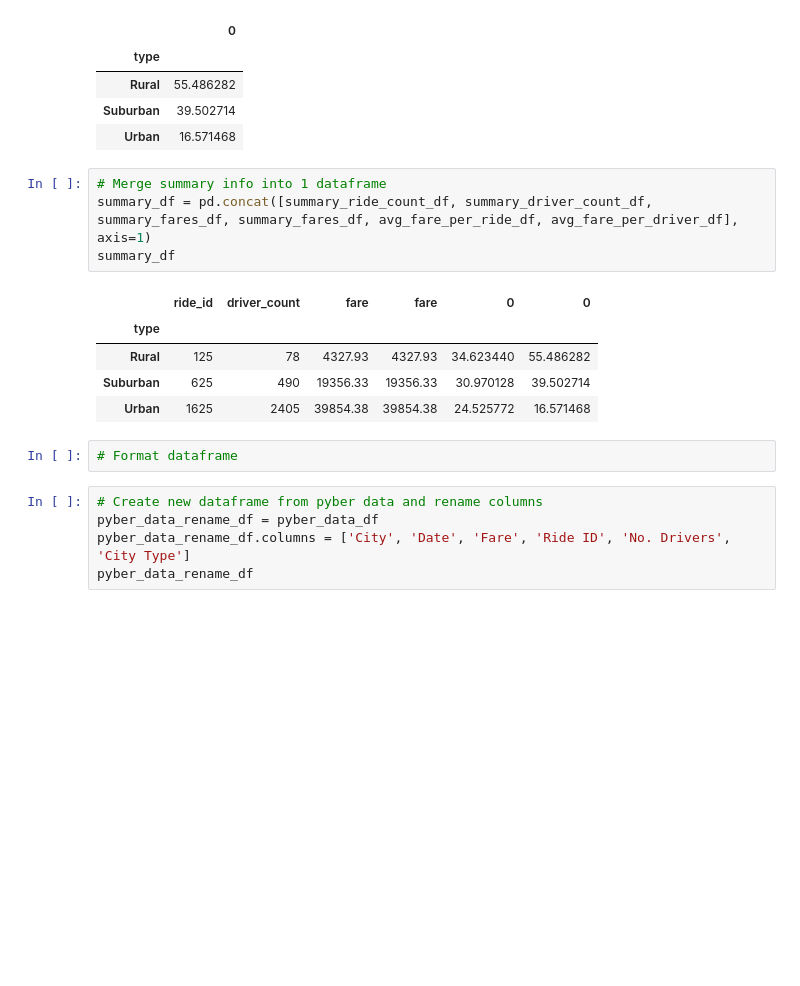
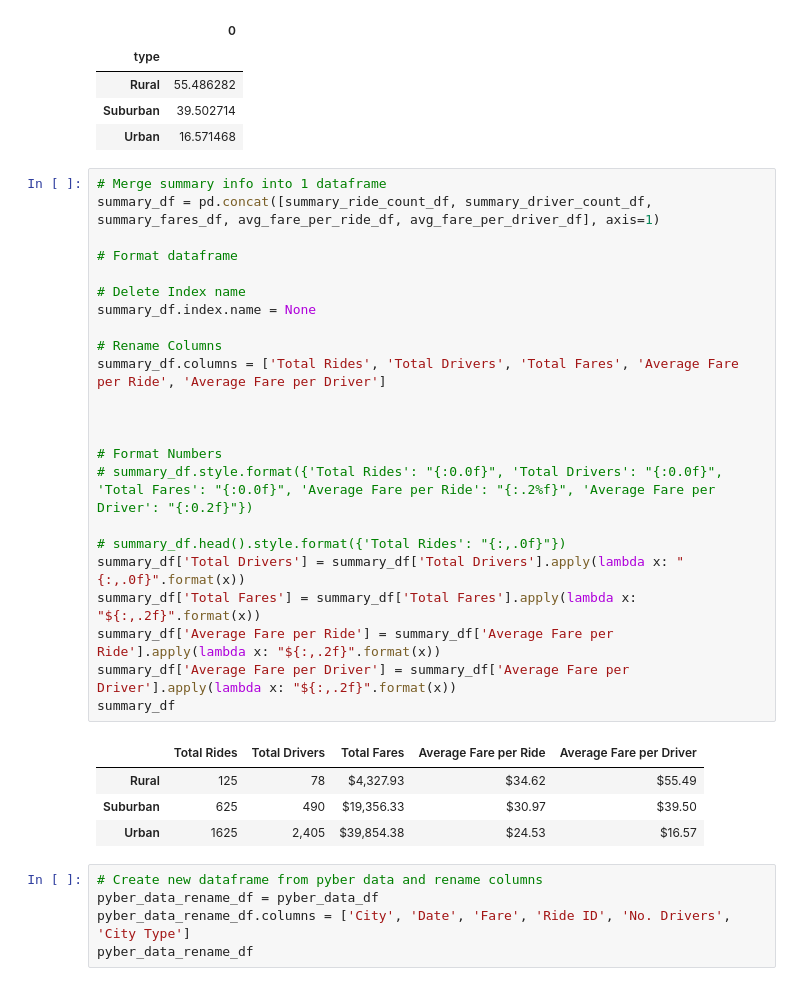
Before and after one commit to Calistic/PyBer_Analysis, a Jupyter notebook: PyBer_Challenge.ipynb, the cells around one changed output. Drawn from its saved outputs; the diff is of its cells as text; blank space fills up the shorter version.

Commit message:
format summary

```diff
--- a/PyBer_Challenge.ipynb
+++ b/PyBer_Challenge.ipynb
@@ -774,18 +774,34 @@ avg_fare_per_driver_df
 | Rural | 55.486282 |
 | Suburban | 39.502714 |
 | Urban | 16.571468 |
-# %%
-# Merge summary info into 1 dataframe
-summary_df = pd.concat([summary_ride_count_df, summary_driver_count_df, summary_fares_df, summary_fares_df, avg_fare_per_ride_df, avg_fare_per_driver_df], axis=1)
-summary_df
-# %% [output]
-|  | ride_id | driver_count | fare | fare | 0 | 0 |
-| type |  |  |  |  |  |  |
-| Rural | 125 | 78 | 4327.93 | 4327.93 | 34.623440 | 55.486282 |
-| Suburban | 625 | 490 | 19356.33 | 19356.33 | 30.970128 | 39.502714 |
-| Urban | 1625 | 2405 | 39854.38 | 39854.38 | 24.525772 | 16.571468 |
-# %%
-# Format dataframe
+# %%
+# Merge summary info into 1 dataframe
+summary_df = pd.concat([summary_ride_count_df, summary_driver_count_df, summary_fares_df, avg_fare_per_ride_df, avg_fare_per_driver_df], axis=1)
+
+# Format dataframe
+
+# Delete Index name
+summary_df.index.name = None
+
+# Rename Columns
+summary_df.columns = ['Total Rides', 'Total Drivers', 'Total Fares', 'Average Fare per Ride', 'Average Fare per Driver']
+
+
+
+# Format Numbers
+# summary_df.style.format({'Total Rides': "{:0.0f}", 'Total Drivers': "{:0.0f}", 'Total Fares': "{:0.0f}", 'Average Fare per Ride': "{:.2%f}", 'Average Fare per Driver': "{:0.2f}"})
+
+# summary_df.head().style.format({'Total Rides': "{:,.0f}"})
+summary_df['Total Drivers'] = summary_df['Total Drivers'].apply(lambda x: "{:,.0f}".format(x))
+summary_df['Total Fares'] = summary_df['Total Fares'].apply(lambda x: "${:,.2f}".format(x))
+summary_df['Average Fare per Ride'] = summary_df['Average Fare per Ride'].apply(lambda x: "${:,.2f}".format(x))
+summary_df['Average Fare per Driver'] = summary_df['Average Fare per Driver'].apply(lambda x: "${:,.2f}".format(x))
+summary_df
+# %% [output]
+|  | Total Rides | Total Drivers | Total Fares | Average Fare per Ride | Average Fare per Driver |
+| Rural | 125 | 78 | $4,327.93 | $34.62 | $55.49 |
+| Suburban | 625 | 490 | $19,356.33 | $30.97 | $39.50 |
+| Urban | 1625 | 2,405 | $39,854.38 | $24.53 | $16.57 |
 # %%
 # Create new dataframe from pyber data and rename columns
 pyber_data_rename_df = pyber_data_df
```
Also changed, not shown: parts of 3 cells of this notebook, 1 other file.
